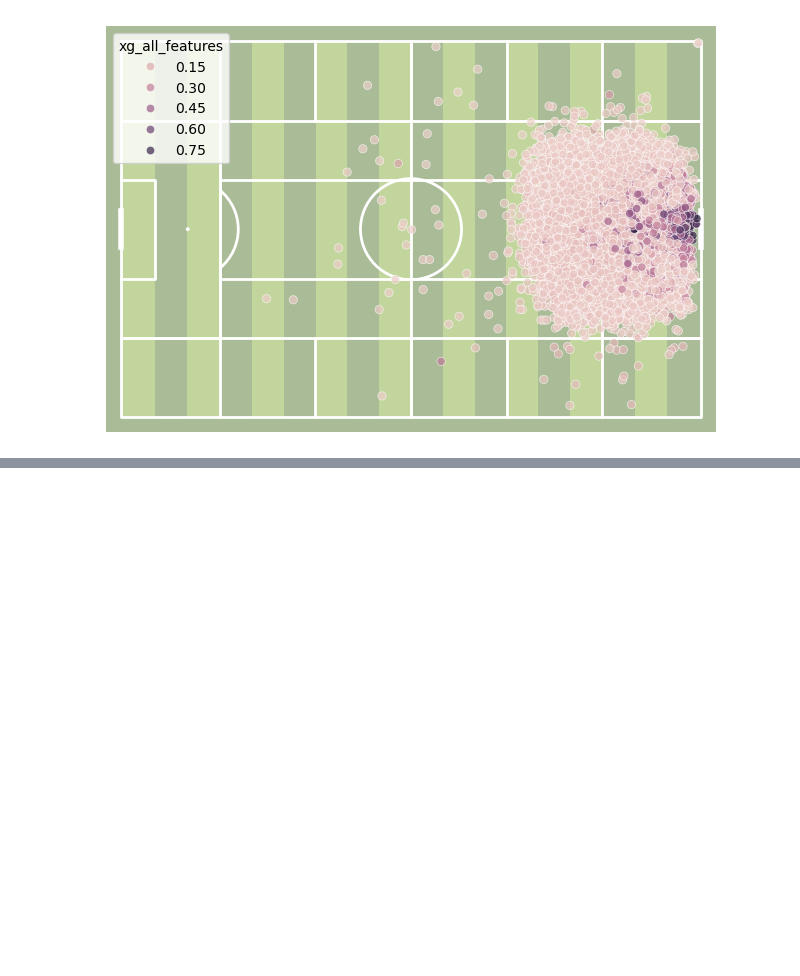
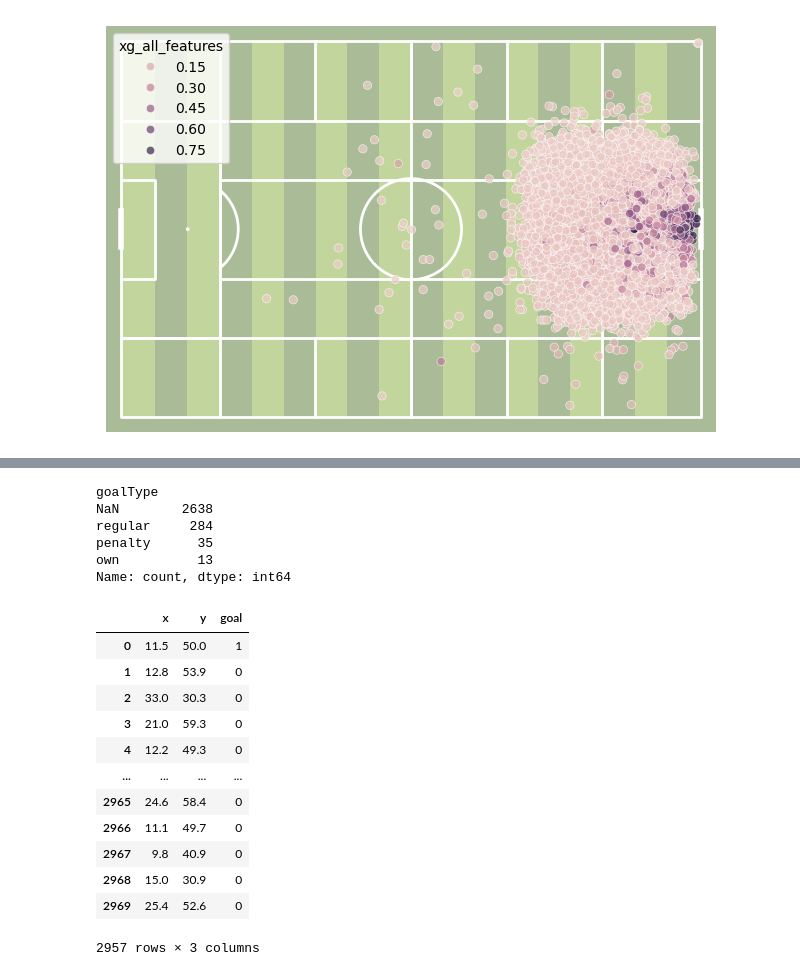
Before and after one commit to Data-Science-Club-ELTE/football-analytics, a Jupyter notebook: xg_model.ipynb, the cells around one changed output, grey strips where cells are left out. Saved outputs shown, nothing was run; the diff lists cells and outputs as text; code cells hidden in the pictures; blank space fills up the shorter version.

```diff
--- a/xg_model.ipynb
+++ b/xg_model.ipynb
@@ -286,0 +319,27 @@ sns.scatterplot(x='x', y='y', data=df, hue='xg_all_features', alpha=0.7, ax=ax)
+# %%
+fizz['goal'] = shots['goalType'].notna().astype(int)
+fizz = fizz[shots['goalType'] != 'own']
+shots['goalType'].value_counts(dropna=False)
+# %% [output]
+goalType
+NaN        2638
+regular     284
+penalty      35
+own          13
+Name: count, dtype: int64
+# %%
+fizz
+# %% [output]
+|  | x | y | goal |
+| 0 | 11.5 | 50.0 | 1 |
+| 1 | 12.8 | 53.9 | 0 |
+| 2 | 33.0 | 30.3 | 0 |
+| 3 | 21.0 | 59.3 | 0 |
+| 4 | 12.2 | 49.3 | 0 |
+| ... | ... | ... | ... |
+| 2965 | 24.6 | 58.4 | 0 |
+| 2966 | 11.1 | 49.7 | 0 |
+| 2967 | 9.8 | 40.9 | 0 |
+| 2968 | 15.0 | 30.9 | 0 |
+| 2969 | 25.4 | 52.6 | 0 |
+2957 rows × 3 columns
```
Also changed, not shown: parts of 19 cells of this notebook, 1 other file.
